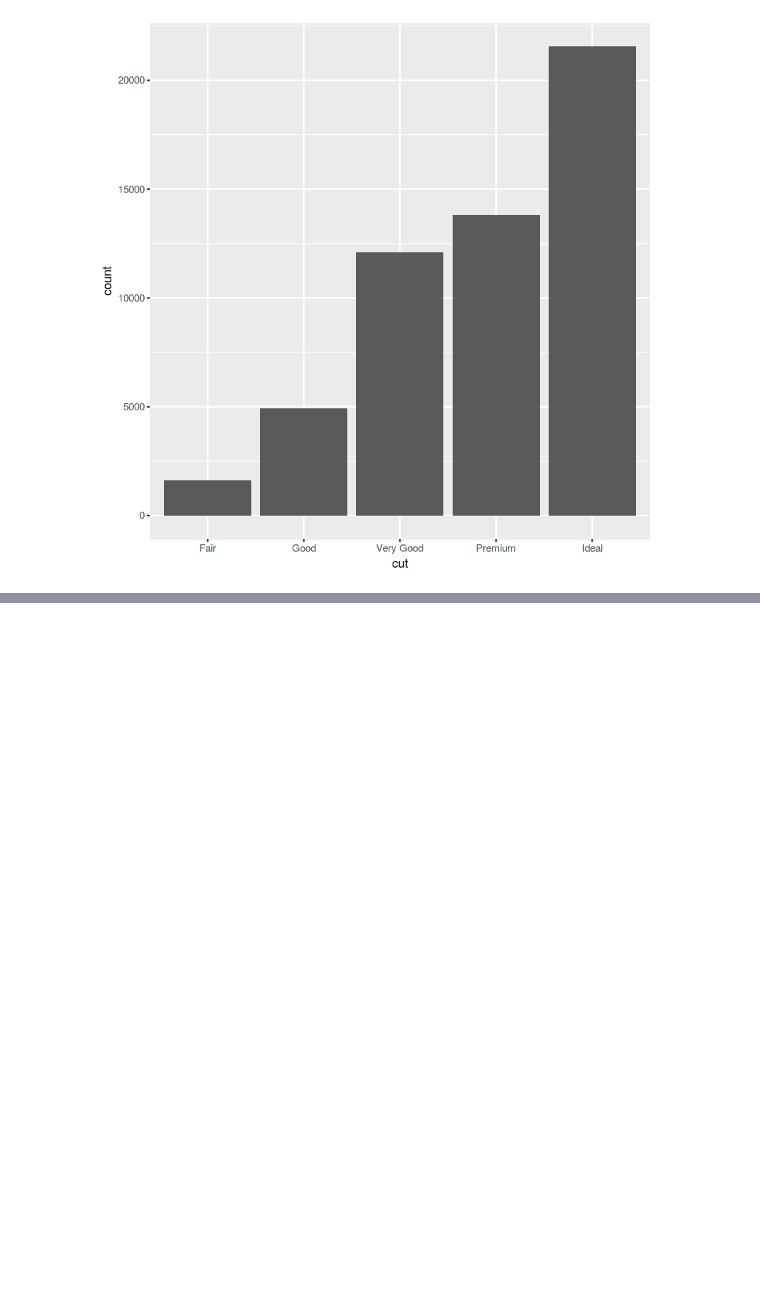
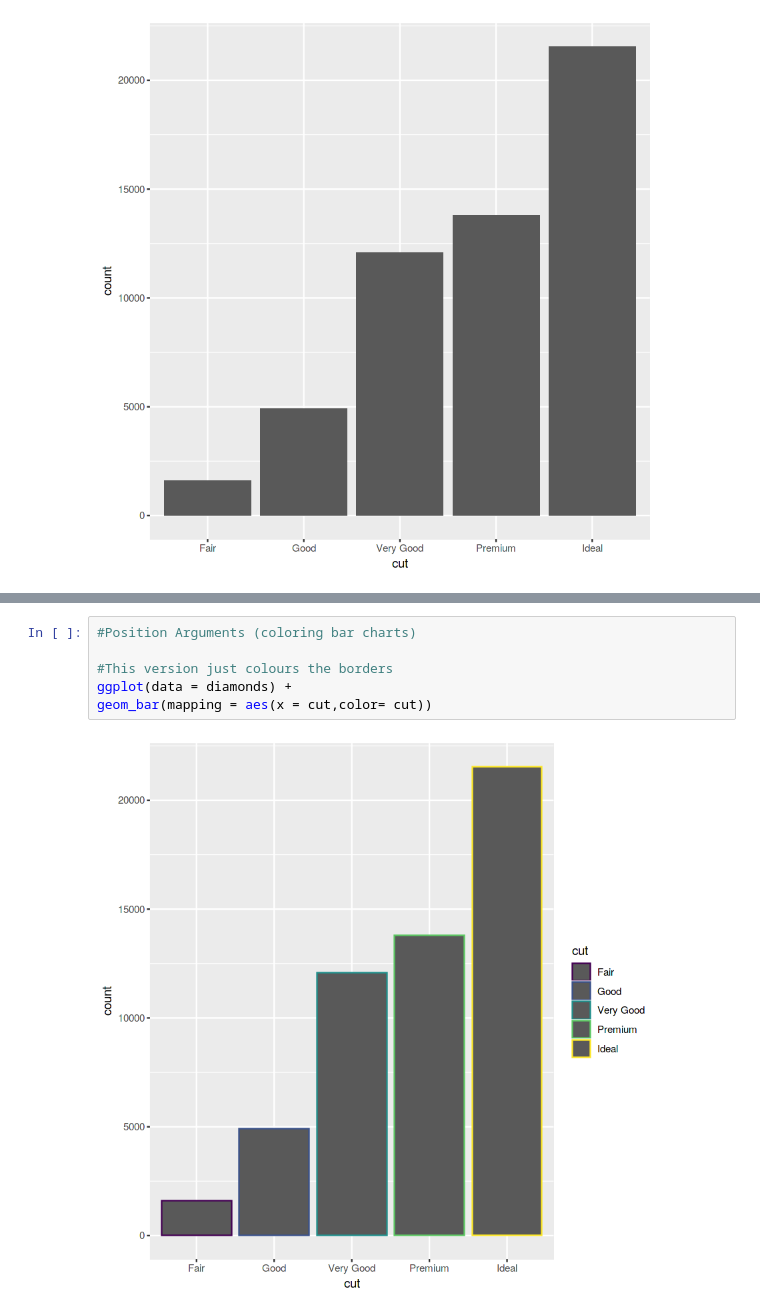
Before and after one commit to foreverloop/oneoff-example-code, a Jupyter notebook: R-basic-syntax.ipynb, the cells around one changed output, grey strips where cells are left out. Saved outputs shown, nothing was run; the diff lists cells and outputs as text; blank space fills up the shorter version.

```diff
--- a/R-basic-syntax.ipynb
+++ b/R-basic-syntax.ipynb
@@ -69,0 +92,8 @@ geom_bar(mapping = aes(x = cut, y = freq),stat = 'identity')
+# %%
+#Position Arguments (coloring bar charts)
+
+#This version just colours the borders
+ggplot(data = diamonds) +
+geom_bar(mapping = aes(x = cut,color= cut))
+# %% [output]
+[figure, added]
```
Also changed, not shown: parts of 9 cells of this notebook.
